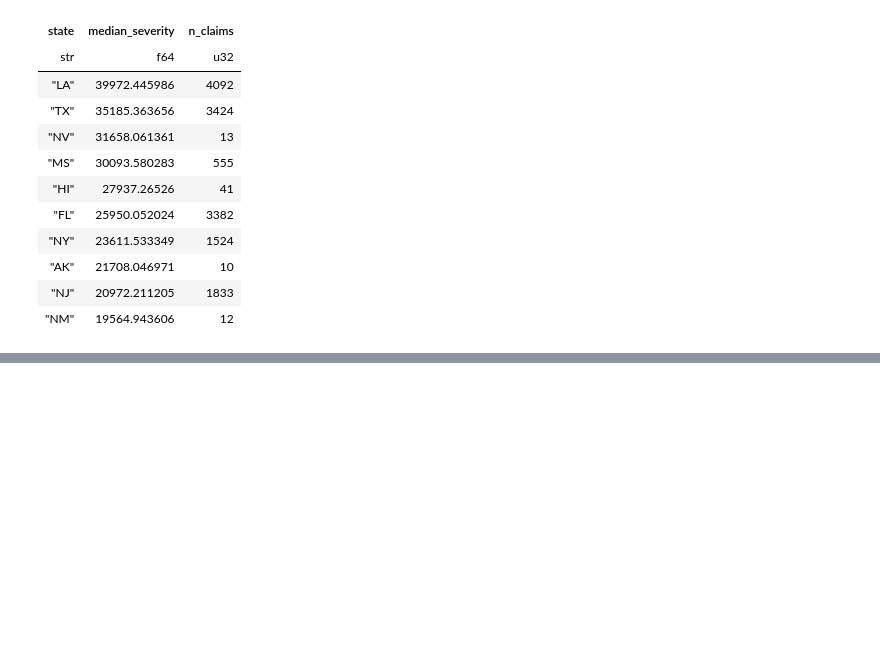
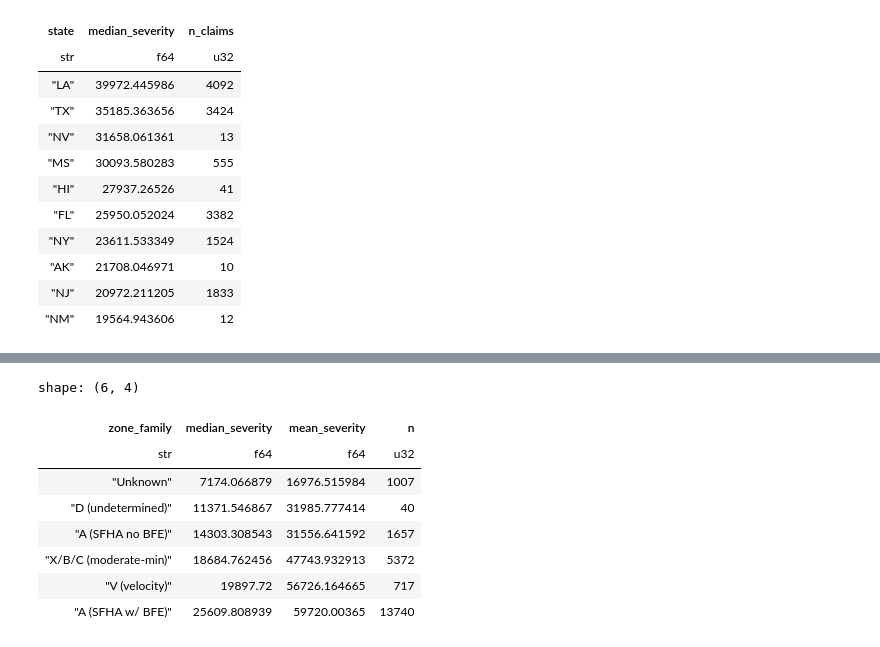
Before and after one commit to ytterbiu/smm284-AML-FIMA-flood-severity-g09, a Jupyter notebook: notebooks/EDA.ipynb, the cells around one changed output, grey strips where cells are left out. Drawn from its saved outputs; the diff is of its cells as text; code cells hidden in the pictures; blank space fills up the shorter version.

```diff
--- a/notebooks/EDA.ipynb
+++ b/notebooks/EDA.ipynb
@@ -95,0 +97,21 @@ fig.show()
+# %%
+zone_stats = (
+    df.group_by("zone_family")
+    .agg(
+        median_severity=pl.col("amountPaidOnBuildingClaim").median(),
+        mean_severity=pl.col("amountPaidOnBuildingClaim").mean(),
+        n=pl.len(),
+    )
+    .sort("median_severity")
+)
+zone_stats
+# %% [output]
+shape: (6, 4)
+| zone_family | median_severity | mean_severity | n |
+| str | f64 | f64 | u32 |
+| "Unknown" | 7174.066879 | 16976.515984 | 1007 |
+| "D (undetermined)" | 11371.546867 | 31985.777414 | 40 |
+| "A (SFHA no BFE)" | 14303.308543 | 31556.641592 | 1657 |
+| "X/B/C (moderate-min)" | 18684.762456 | 47743.932913 | 5372 |
+| "V (velocity)" | 19897.72 | 56726.164665 | 717 |
+| "A (SFHA w/ BFE)" | 25609.808939 | 59720.00365 | 13740 |
```
Also changed, not shown: parts of 1 cell of this notebook, 15 other files.
